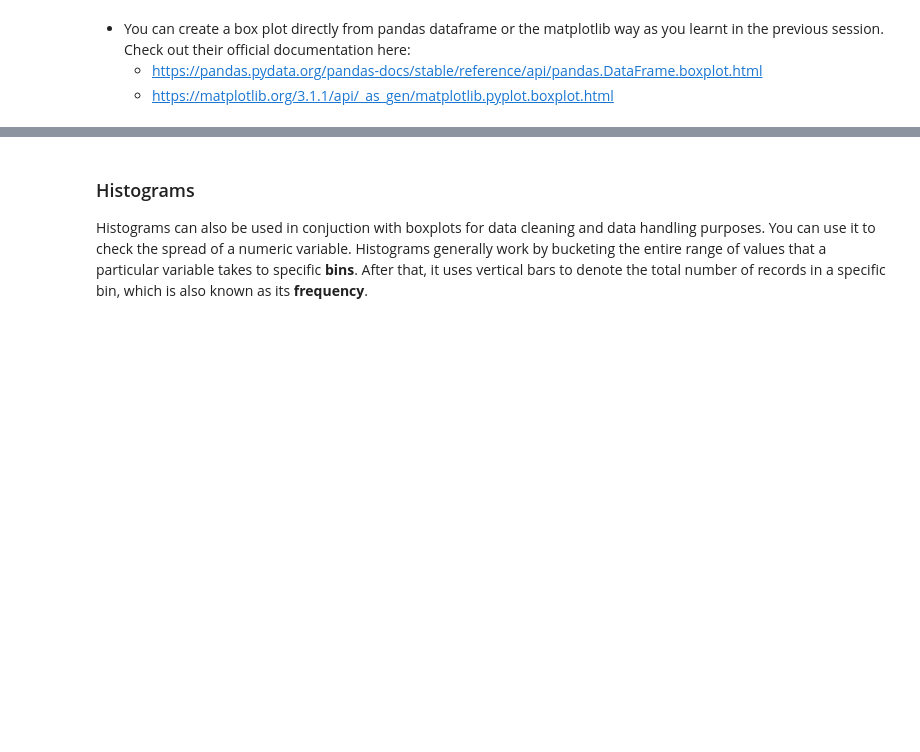
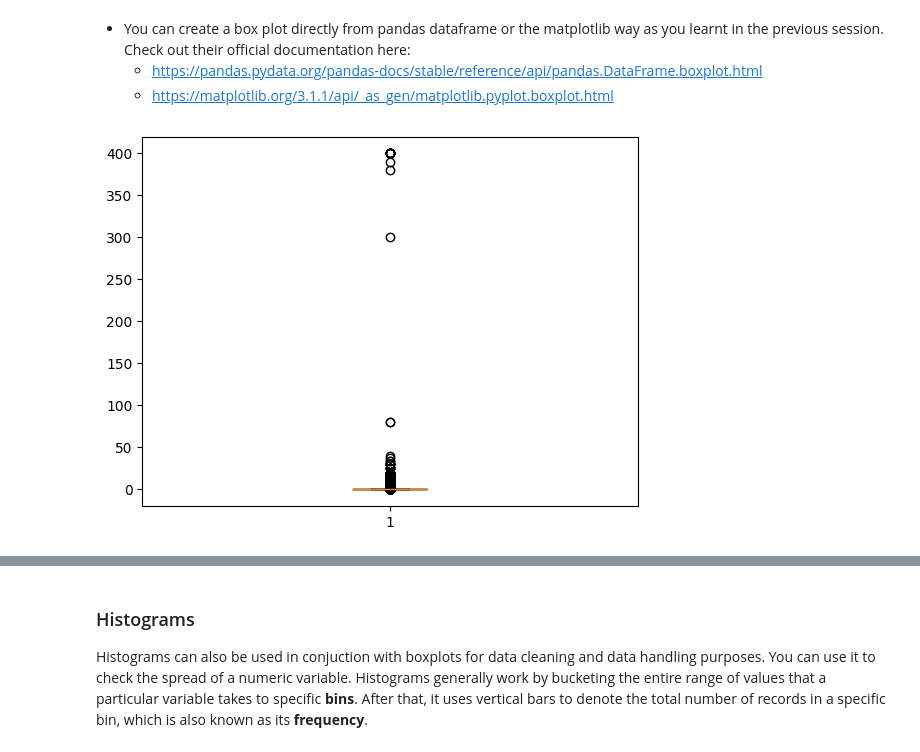
Before and after one commit to shmanth/Data-Visualisation-in-Python---Case-Study-IIITB-Assignment, a Jupyter notebook: Data_Visualisation_in_Python_Case_Study.ipynb, the cells around one changed output, grey strips where cells are left out. Cells and saved outputs as stored; diff of their text form; code cells hidden in the pictures; blank space fills up the shorter version.

```diff
--- a/Data_Visualisation_in_Python_Case_Study.ipynb
+++ b/Data_Visualisation_in_Python_Case_Study.ipynb
@@ -160,5 +466,7 @@ gplay["Installs"].value_counts()
+# %%
+gplay["Installs"]= gplay["Installs"].str.replace(',' , "")
 # %%
 #Question Clean the Installs Column and find the approximate number of apps at the 50th percentile.
-gplay["Installs"]= gplay["Installs"].apply(lambda x: x[:-1])
+gplay["Installs"]= gplay["Installs"].apply(lambda x: float(x[:-1]))
 # %%
 gplay["Installs"].value_counts()
@@ -182,0 +535,2 @@ gplay[gplay["Reviews"]>]
+# %%
+gplay=gplay[~(gplay["Reviews"]>gplay["Installs"])]
@@ -203,4 +595,8 @@ Using a box plot you can identify the outliers as follows:
 # %%
 #Create a box plot for the price column
+plt.boxplot(gplay["Price"])
+plt.show()
+# %% [output]
+[figure, added]
 # %%
 #Check the apps with price more than 200
```
Also changed, not shown: parts of 63 cells of this notebook.
